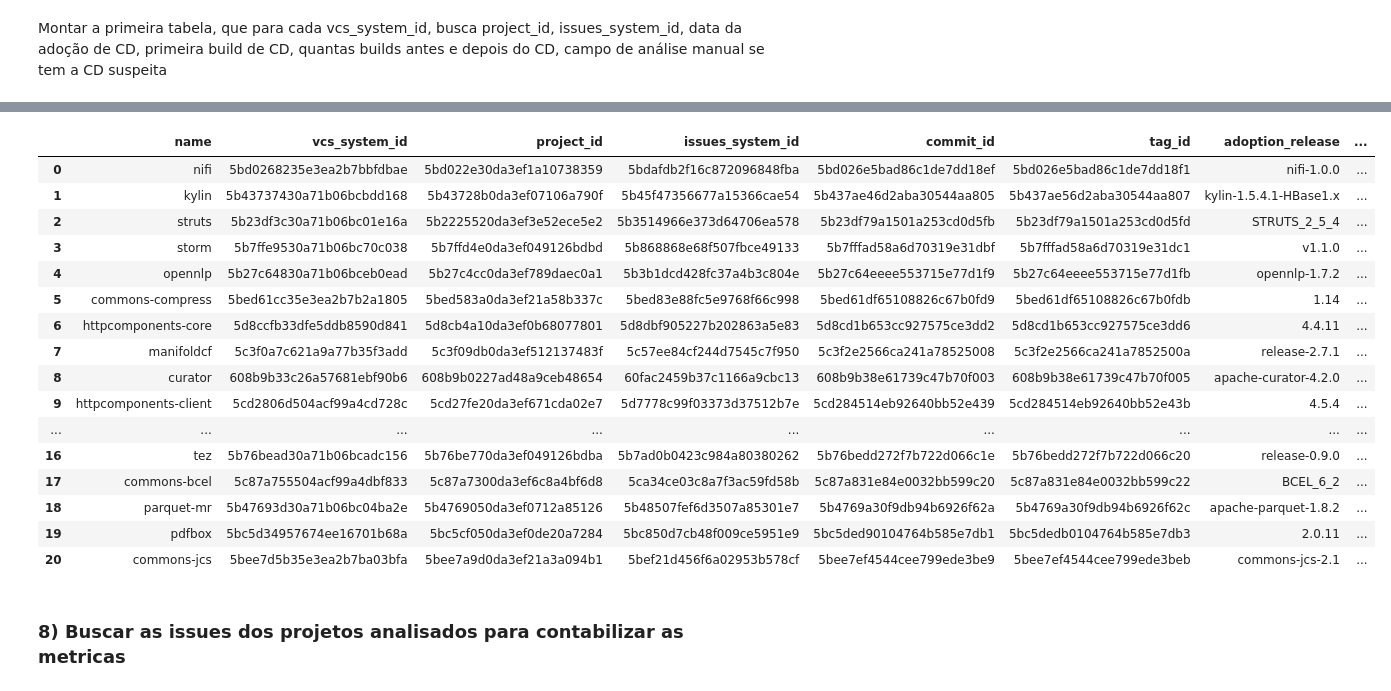
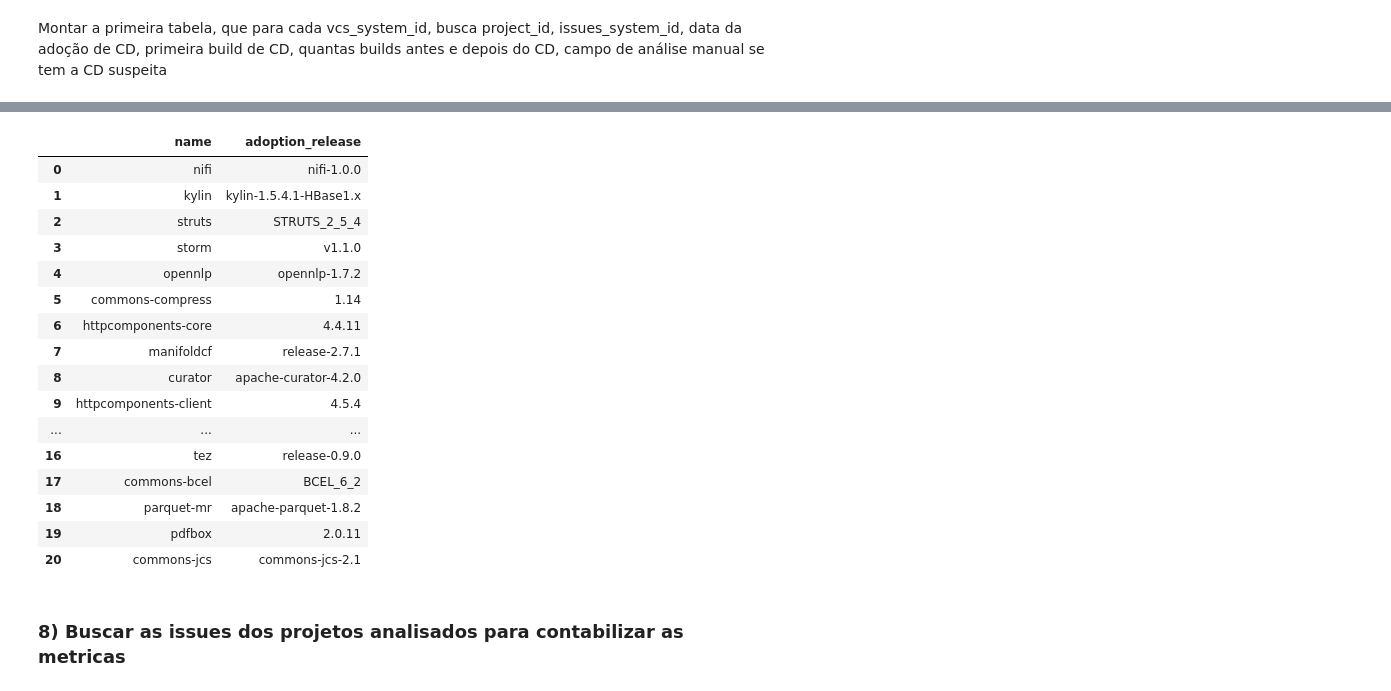
Before and after one commit to diegoandrade-iuv/msr-ch2022-cd, a Jupyter notebook: perguntas de pesquisa.ipynb, the cells around one changed output, grey strips where cells are left out. Cells and saved outputs as stored; diff of their text form; code cells hidden in the pictures.

```diff
--- a/perguntas de pesquisa.ipynb
+++ b/perguntas de pesquisa.ipynb
@@ -73,7 +75,7 @@ tagsDosProjComBuild
 # %%
 tagsDeRelase = tagsDosProjComBuild[
     tagsDosProjComBuild['name']
-    .str.contains('rc|RC|candidate|CANDIDATE|test|TEST|beta|BETA|alpha|ALPHA|unreleased|UNRELEASED|snapshot|SNAPSHOT|siteupdate|SITEUPDATE|freeze|FREEZE|sandbox|SANDBOX|migration|MIGRATION')==False].drop_duplicates().dropna()
+    .str.contains('rc|RC|candidate|CANDIDATE|test|TEST|beta|BETA|alpha|ALPHA|unreleased|UNRELEASED|snapshot|SNAPSHOT|siteupdate|SITEUPDATE|freeze|FREEZE|sandbox|SANDBOX|migration|MIGRATION|dev|DEV')==False].drop_duplicates().dropna()
 # %%
 tagsDeRelase.name.to_csv('tags.csv', index=False)
 # %%
@@ -218,50 +220,50 @@ tagsDeRelase
 # %%
 issue_system = pd.DataFrame(list(db.issue_system.find()))
 projects = pd.DataFrame(list(db.project.find()))
 listaDosProjetosComCD = []
 issues_system_ids = []
 for vcs in vcsList:
     # Buscar informações sobre o projeto
     project_id = vcs_systems.query('_id == @vcs').iloc[0,2]
 
     #nome do projeto
     name = projects.query('_id == @project_id').iloc[0,1]
 
     # Informações sobre o issue system
     issues_system_id = issue_system.query('project_id == @project_id').iloc[0,0]
     issues_system_ids.append(issues_system_id)
 
     # Pegar o commit da build considerada como a build de adoção (desconsiderando o primeiro)
     commit_id_DaBuilld = BuildsValidosPorCommit.query('vcs_system_id == @vcs').sort_values(by=['started_at']).iloc[1,0]
 
 
     # Pegar a release com o commit de build de adoção
     id_tag_Adocao_CD = tagsDeRelase.query('commit_id == @commit_id_DaBuilld').iloc[0,0]
     nome_da_releasa = tagsDeRelase.query('commit_id == @commit_id_DaBuilld').iloc[0,1]
     data_de_adocao = tagsDeRelase.query('commit_id == @commit_id_DaBuilld').iloc[0,6]
 
     listaDosProjetosComCD.append([name , vcs,project_id, issues_system_id, commit_id_DaBuilld, id_tag_Adocao_CD, nome_da_releasa, data_de_adocao  ])
 
 dfProjetosComCD = pd.DataFrame(listaDosProjetosComCD, columns=['name', 'vcs_system_id', 'project_id', 'issues_system_id', 'commit_id', 'tag_id','adoption_release', 'cd_adoption_date' ])
-dfProjetosComCD
+dfProjetosComCD[['name','adoption_release']]
 # %% [output]
-|  | name | vcs_system_id | project_id | issues_system_id | commit_id | tag_id | adoption_release | ... |
-| 0 | nifi | 5bd0268235e3ea2b7bbfdbae | 5bd022e30da3ef1a10738359 | 5bdafdb2f16c872096848fba | 5bd026e5bad86c1de7dd18ef | 5bd026e5bad86c1de7dd18f1 | nifi-1.0.0 | ... |
-| 1 | kylin | 5b43737430a71b06bcbdd168 | 5b43728b0da3ef07106a790f | 5b45f47356677a15366cae54 | 5b437ae46d2aba30544aa805 | 5b437ae56d2aba30544aa807 | kylin-1.5.4.1-HBase1.x | ... |
-| 2 | struts | 5b23df3c30a71b06bc01e16a | 5b2225520da3ef3e52ece5e2 | 5b3514966e373d64706ea578 | 5b23df79a1501a253cd0d5fb | 5b23df79a1501a253cd0d5fd | STRUTS_2_5_4 | ... |
-| 3 | storm | 5b7ffe9530a71b06bc70c038 | 5b7ffd4e0da3ef049126bdbd | 5b868868e68f507fbce49133 | 5b7fffad58a6d70319e31dbf | 5b7fffad58a6d70319e31dc1 | v1.1.0 | ... |
-| 4 | opennlp | 5b27c64830a71b06bceb0ead | 5b27c4cc0da3ef789daec0a1 | 5b3b1dcd428fc37a4b3c804e | 5b27c64eeee553715e77d1f9 | 5b27c64eeee553715e77d1fb | opennlp-1.7.2 | ... |
-| 5 | commons-compress | 5bed61cc35e3ea2b7b2a1805 | 5bed583a0da3ef21a58b337c | 5bed83e88fc5e9768f66c998 | 5bed61df65108826c67b0fd9 | 5bed61df65108826c67b0fdb | 1.14 | ... |
-| 6 | httpcomponents-core | 5d8ccfb33dfe5ddb8590d841 | 5d8cb4a10da3ef0b68077801 | 5d8dbf905227b202863a5e83 | 5d8cd1b653cc927575ce3dd2 | 5d8cd1b653cc927575ce3dd6 | 4.4.11 | ... |
-| 7 | manifoldcf | 5c3f0a7c621a9a77b35f3add | 5c3f09db0da3ef512137483f | 5c57ee84cf244d7545c7f950 | 5c3f2e2566ca241a78525008 | 5c3f2e2566ca241a7852500a | release-2.7.1 | ... |
-| 8 | curator | 608b9b33c26a57681ebf90b6 | 608b9b0227ad48a9ceb48654 | 60fac2459b37c1166a9cbc13 | 608b9b38e61739c47b70f003 | 608b9b38e61739c47b70f005 | apache-curator-4.2.0 | ... |
-| 9 | httpcomponents-client | 5cd2806d504acf99a4cd728c | 5cd27fe20da3ef671cda02e7 | 5d7778c99f03373d37512b7e | 5cd284514eb92640bb52e439 | 5cd284514eb92640bb52e43b | 4.5.4 | ... |
-| ... | ... | ... | ... | ... | ... | ... | ... | ... |
-| 16 | tez | 5b76bead30a71b06bcadc156 | 5b76be770da3ef049126bdba | 5b7ad0b0423c984a80380262 | 5b76bedd272f7b722d066c1e | 5b76bedd272f7b722d066c20 | release-0.9.0 | ... |
-| 17 | commons-bcel | 5c87a755504acf99a4dbf833 | 5c87a7300da3ef6c8a4bf6d8 | 5ca34ce03c8a7f3ac59fd58b | 5c87a831e84e0032bb599c20 | 5c87a831e84e0032bb599c22 | BCEL_6_2 | ... |
-| 18 | parquet-mr | 5b47693d30a71b06bc04ba2e | 5b4769050da3ef0712a85126 | 5b48507fef6d3507a85301e7 | 5b4769a30f9db94b6926f62a | 5b4769a30f9db94b6926f62c | apache-parquet-1.8.2 | ... |
-| 19 | pdfbox | 5bc5d34957674ee16701b68a | 5bc5cf050da3ef0de20a7284 | 5bc850d7cb48f009ce5951e9 | 5bc5ded90104764b585e7db1 | 5bc5dedb0104764b585e7db3 | 2.0.11 | ... |
-| 20 | commons-jcs | 5bee7d5b35e3ea2b7ba03bfa | 5bee7a9d0da3ef21a3a094b1 | 5bef21d456f6a02953b578cf | 5bee7ef4544cee799ede3be9 | 5bee7ef4544cee799ede3beb | commons-jcs-2.1 | ... |
+|  | name | adoption_release |
+| 0 | nifi | nifi-1.0.0 |
+| 1 | kylin | kylin-1.5.4.1-HBase1.x |
+| 2 | struts | STRUTS_2_5_4 |
+| 3 | storm | v1.1.0 |
+| 4 | opennlp | opennlp-1.7.2 |
+| 5 | commons-compress | 1.14 |
+| 6 | httpcomponents-core | 4.4.11 |
+| 7 | manifoldcf | release-2.7.1 |
+| 8 | curator | apache-curator-4.2.0 |
+| 9 | httpcomponents-client | 4.5.4 |
+| ... | ... | ... |
+| 16 | tez | release-0.9.0 |
+| 17 | commons-bcel | BCEL_6_2 |
+| 18 | parquet-mr | apache-parquet-1.8.2 |
+| 19 | pdfbox | 2.0.11 |
+| 20 | commons-jcs | commons-jcs-2.1 |
 # %% [markdown]
 ### 8) Buscar as issues dos projetos analisados para contabilizar as metricas
 # %%
```
Also changed, not shown: parts of 30 cells of this notebook, 1 other file.
